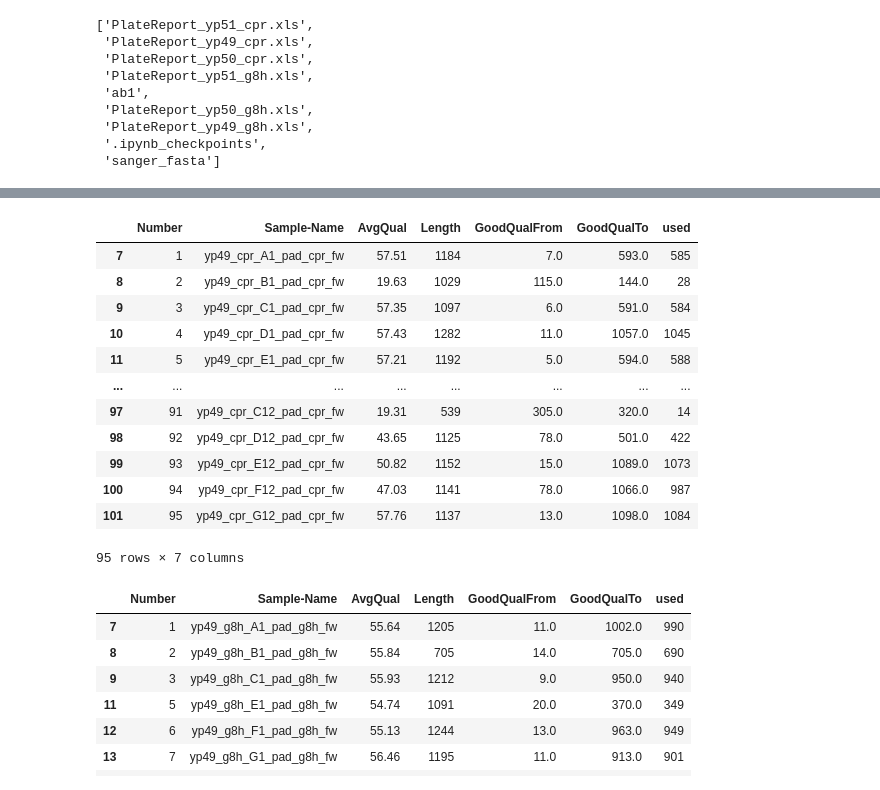
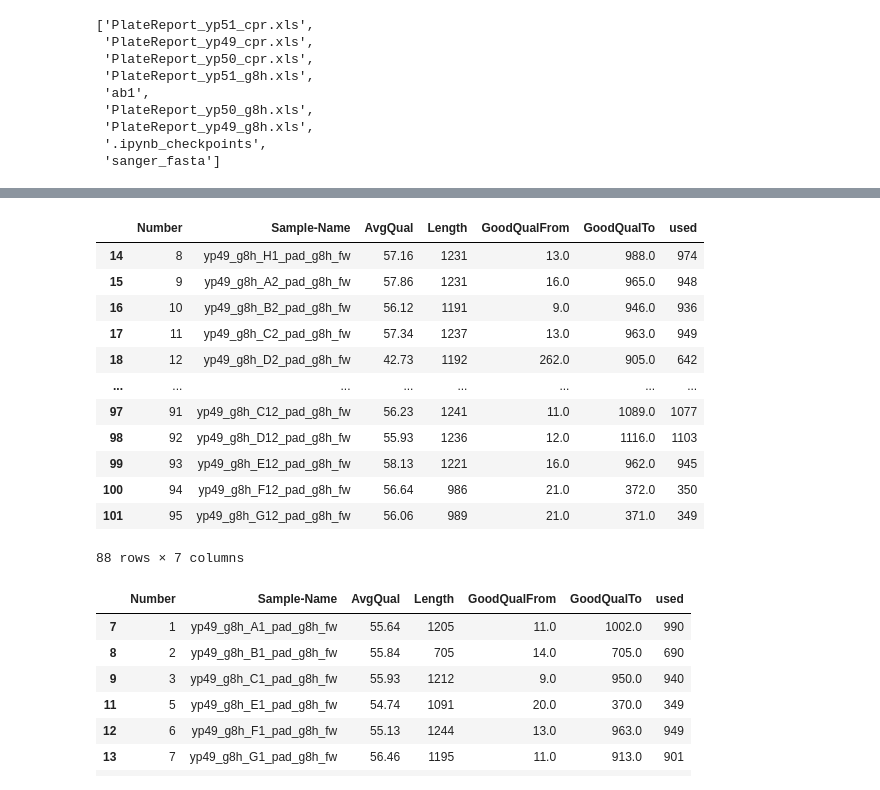
Before and after one commit to hiyama341/ConStrain, a Jupyter notebook: notebooks/5-TEST-Library_Characterization.ipynb, the cells around one changed output, grey strips where cells are left out. Cells and saved outputs as stored; diff of their text form; code cells hidden in the pictures.

```diff
--- a/notebooks/5-TEST-Library_Characterization.ipynb
+++ b/notebooks/5-TEST-Library_Characterization.ipynb
@@ -683,21 +690,21 @@ def plat_seq_data_wrangler(sequencing_plates) -> list:
 sliced_plates = slicing_and_naming_seq_plates(sequencing_plates)
 # %%
 list_of_dfs = plat_seq_data_wrangler(sliced_plates)
-list_of_dfs[0]
+list_of_dfs[1]
 # %% [output]
 |  | Number | Sample-Name | AvgQual | Length | GoodQualFrom | GoodQualTo | used |
-| 7 | 1 | yp49_cpr_A1_pad_cpr_fw | 57.51 | 1184 | 7.0 | 593.0 | 585 |
-| 8 | 2 | yp49_cpr_B1_pad_cpr_fw | 19.63 | 1029 | 115.0 | 144.0 | 28 |
-| 9 | 3 | yp49_cpr_C1_pad_cpr_fw | 57.35 | 1097 | 6.0 | 591.0 | 584 |
-| 10 | 4 | yp49_cpr_D1_pad_cpr_fw | 57.43 | 1282 | 11.0 | 1057.0 | 1045 |
-| 11 | 5 | yp49_cpr_E1_pad_cpr_fw | 57.21 | 1192 | 5.0 | 594.0 | 588 |
+| 14 | 8 | yp49_g8h_H1_pad_g8h_fw | 57.16 | 1231 | 13.0 | 988.0 | 974 |
+| 15 | 9 | yp49_g8h_A2_pad_g8h_fw | 57.86 | 1231 | 16.0 | 965.0 | 948 |
+| 16 | 10 | yp49_g8h_B2_pad_g8h_fw | 56.12 | 1191 | 9.0 | 946.0 | 936 |
+| 17 | 11 | yp49_g8h_C2_pad_g8h_fw | 57.34 | 1237 | 13.0 | 963.0 | 949 |
+| 18 | 12 | yp49_g8h_D2_pad_g8h_fw | 42.73 | 1192 | 262.0 | 905.0 | 642 |
 | ... | ... | ... | ... | ... | ... | ... | ... |
-| 97 | 91 | yp49_cpr_C12_pad_cpr_fw | 19.31 | 539 | 305.0 | 320.0 | 14 |
-| 98 | 92 | yp49_cpr_D12_pad_cpr_fw | 43.65 | 1125 | 78.0 | 501.0 | 422 |
-| 99 | 93 | yp49_cpr_E12_pad_cpr_fw | 50.82 | 1152 | 15.0 | 1089.0 | 1073 |
-| 100 | 94 | yp49_cpr_F12_pad_cpr_fw | 47.03 | 1141 | 78.0 | 1066.0 | 987 |
-| 101 | 95 | yp49_cpr_G12_pad_cpr_fw | 57.76 | 1137 | 13.0 | 1098.0 | 1084 |
+| 97 | 91 | yp49_g8h_C12_pad_g8h_fw | 56.23 | 1241 | 11.0 | 1089.0 | 1077 |
+| 98 | 92 | yp49_g8h_D12_pad_g8h_fw | 55.93 | 1236 | 12.0 | 1116.0 | 1103 |
+| 99 | 93 | yp49_g8h_E12_pad_g8h_fw | 58.13 | 1221 | 16.0 | 962.0 | 945 |
+| 100 | 94 | yp49_g8h_F12_pad_g8h_fw | 56.64 | 986 | 21.0 | 372.0 | 350 |
+| 101 | 95 | yp49_g8h_G12_pad_g8h_fw | 56.06 | 989 | 21.0 | 371.0 | 349 |
-95 rows × 7 columns
+88 rows × 7 columns
 # %%
 def plate_AvgQual(list_of_dfs_numeric, Avg_qual = 50, used_bases = 25 ) -> list:
 
```
Also changed, not shown: parts of 28 cells of this notebook.
